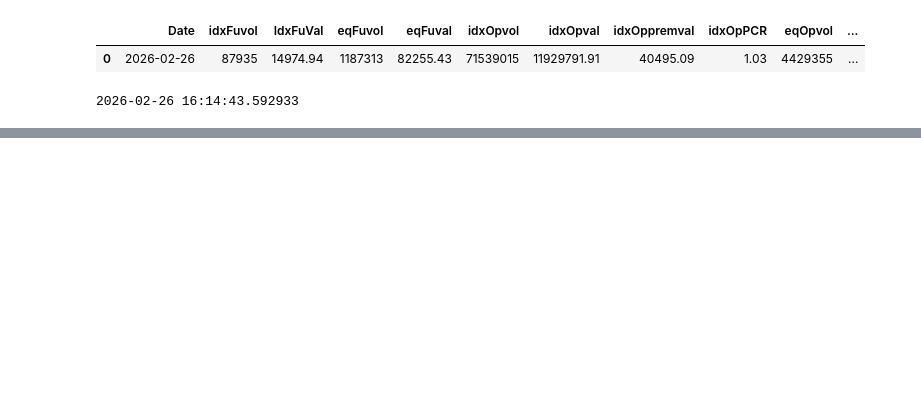
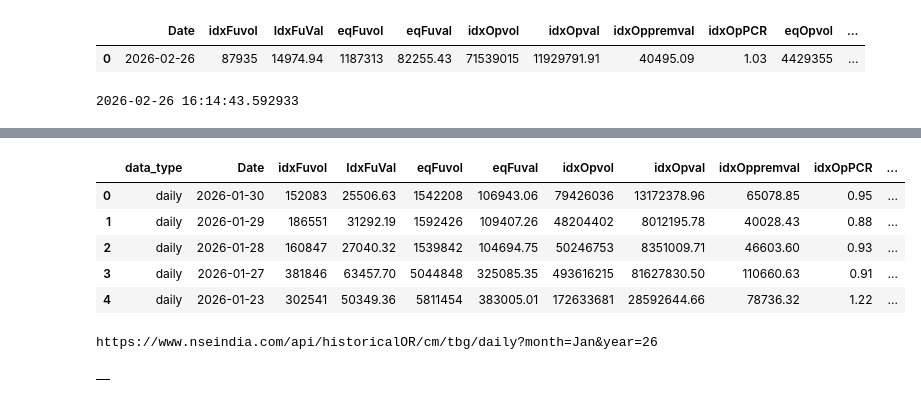
Before and after one commit to shailsun28/stockshortlisting, a Jupyter notebook: Untitled5.ipynb, the cells around one changed output, grey strips where cells are left out. Cells and saved outputs as stored; diff of their text form; code cells hidden in the pictures; blank space fills up the shorter version.

```diff
--- a/Untitled5.ipynb
+++ b/Untitled5.ipynb
@@ -336,0 +412,30 @@ def fetch_nse_cm_data(session, year, month):
+# %%
+fnodata.head()
+# %% [output]
+|  | data_type | Date | idxFuvol | IdxFuVal | eqFuvol | eqFuval | idxOpvol | idxOpval | idxOppremval | idxOpPCR | ... |
+| 0 | daily | 2026-01-30 | 152083 | 25506.63 | 1542208 | 106943.06 | 79426036 | 13172378.96 | 65078.85 | 0.95 | ... |
+| 1 | daily | 2026-01-29 | 186551 | 31292.19 | 1592426 | 109407.26 | 48204402 | 8012195.78 | 40028.43 | 0.88 | ... |
+| 2 | daily | 2026-01-28 | 160847 | 27040.32 | 1539842 | 104694.75 | 50246753 | 8351009.71 | 46603.60 | 0.93 | ... |
+| 3 | daily | 2026-01-27 | 381846 | 63457.70 | 5044848 | 325085.35 | 493616215 | 81627830.50 | 110660.63 | 0.91 | ... |
+| 4 | daily | 2026-01-23 | 302541 | 50349.36 | 5811454 | 383005.01 | 172633681 | 28592644.66 | 78736.32 | 1.22 | ... |
+# %%
+def fetch_cm_data(year, month):
+    """Handles CM Market API logic"""
+    short_yr = str(year)[-2:]
+    mn = month
+    api = f'https://www.nseindia.com/api/historicalOR/cm/tbg/daily?month={mn}&year={short_yr}'
+    print (api)
+
+    df = get_data_from_url(api)
+
+    #df['Date'] = pd.to_datetime(df['Date'], format='%d-%b-%Y')
+    #df['Avg'] = round((df['Tval'] * 100) / (df['Tvol']), 2)
+    return df
+
+fn = fetch_cm_data(2026, 'Jan')
+# %% [output]
+https://www.nseindia.com/api/historicalOR/cm/tbg/daily?month=Jan&year=26
+# %%
+fn.head()
+# %% [output]
+|  |
```
Also changed, not shown: parts of 2 cells of this notebook.
